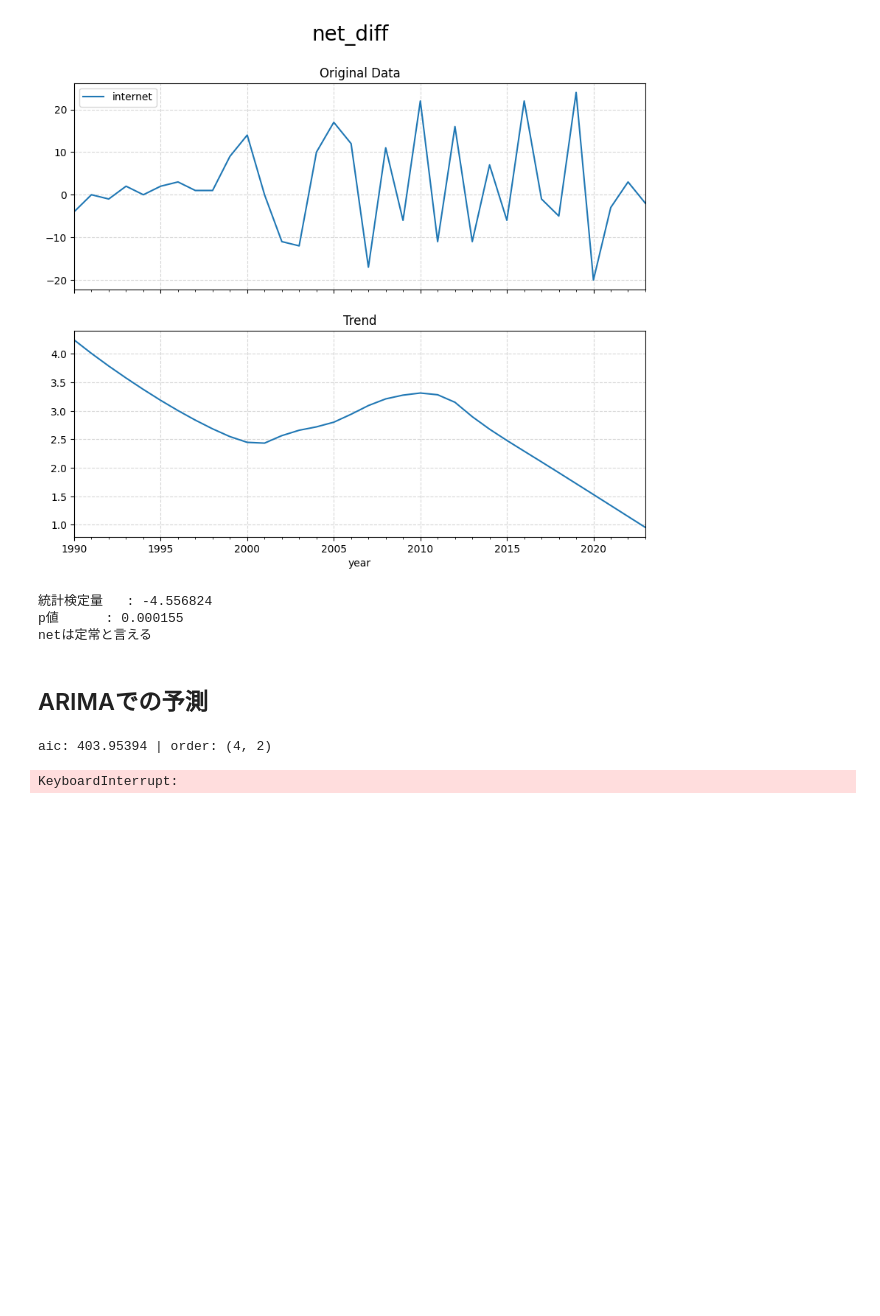
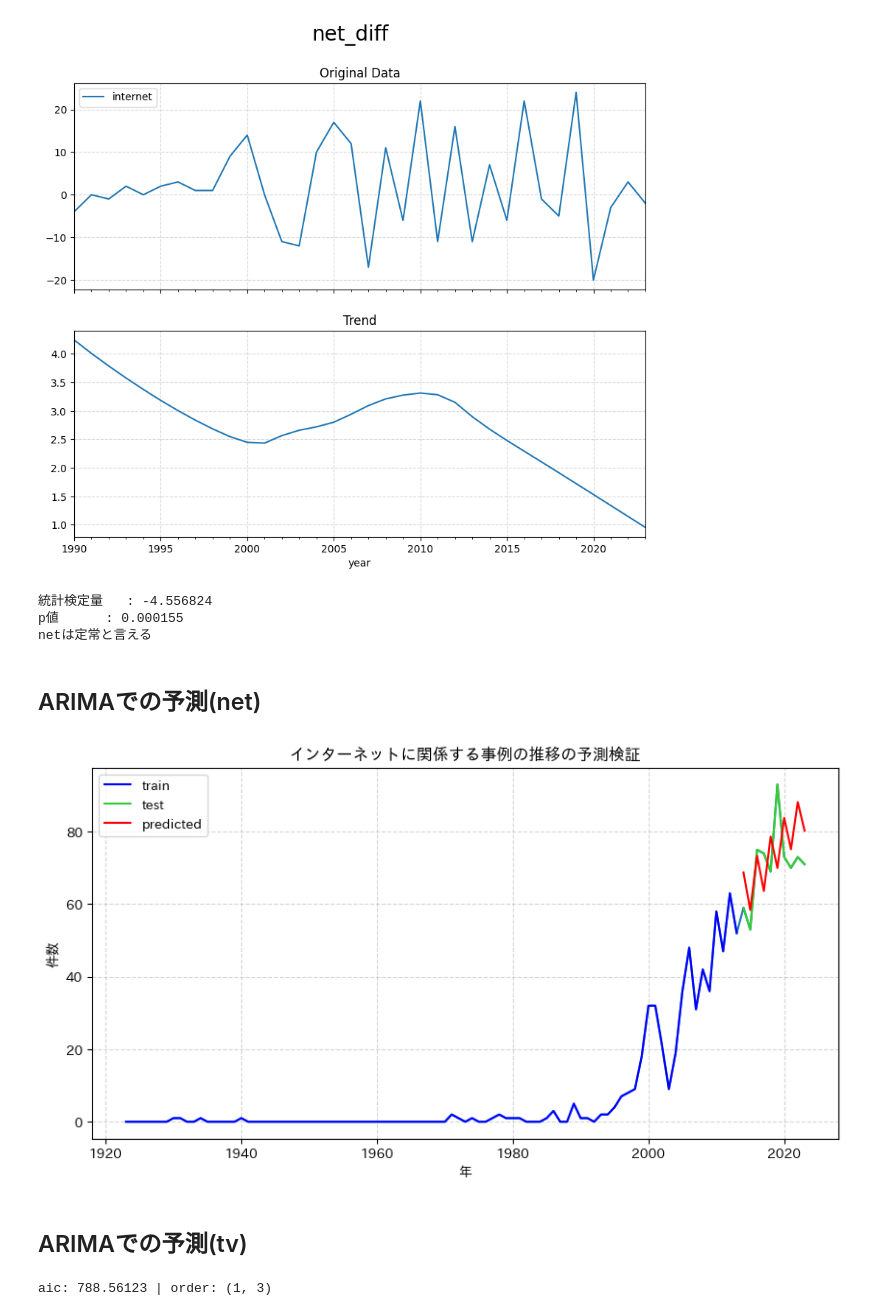
Before and after one commit to Hikaru2011/2025_radio, a Jupyter notebook: 6_未来予測/prediction.ipynb, the cells around one changed output. Drawn from its saved outputs; the diff is of its cells as text; code cells hidden in the pictures; blank space fills up the shorter version.

```diff
--- a/6_未来予測/prediction.ipynb
+++ b/6_未来予測/prediction.ipynb
@@ -290,6 +285,6 @@ else:
 p値      : 0.000155
 netは定常と言える
 # %% [markdown]
-## ARIMAでの予測
+## ARIMAでの予測(net)
 # %%
 len_test = 10
@@ -304,8 +300,8 @@ import warnings
 warnings.filterwarnings('ignore')
 
 # まずはモデルのパラメータの範囲を設定します
-max_ar = 12  # ARの最大次数
-max_ma = 3  # MAの最大次数
+max_ar = 20  # ARの最大次数
+max_ma = 5  # MAの最大次数
 
 # 最小AICを無限大で初期化します
 best_aic = np.inf
@@ -317,7 +313,7 @@ for p in range(max_ar+1):
         try:
             # モデルを作成
             # pが予測に用いる過去の観測値の数、qが予測に用いる過去の誤差項の数です
-            tmp_mdl = ARIMA(train, order=(p, 1, q))
+            tmp_mdl = ARIMA(train, order=(p, 1, q) )
             result = tmp_mdl.fit()
             tmp_aic = result.aic
             # AICが小さい場合は、モデルとパラメータを更新します
@@ -327,23 +323,41 @@ for p in range(max_ar+1):
         except: continue
 
 print('aic: {:6.5f} | order: {}'.format(best_aic, best_order))
-# %% [output]
-aic: 403.95394 | order: (4, 2)
 # %%
 from statsmodels.tsa.arima.model import ARIMA
+import matplotlib.pyplot as plt
+import japanize_matplotlib
+
+len_test = 10
+train_net = df_net.iloc[:-len_test]  # 最初の86点
+test_net  = df_net.iloc[-len_test:]  # 最後の15点
 
 fig, ax = plt.subplots(figsize=(10, 5), dpi=100)
 ax.grid(True, linestyle='--', alpha=0.5)
 
 #AICにおいてグリッドサーチを行い得られた結果から、p = 12, q = 2としてARMAモデルにて予測を行います
 #order=(12, 1, 3)における1は、一回差分を意味します
-arma_model = ARIMA(train, order=(4, 2, 2))
+arma_model = ARIMA(train_net, order=(5, 1, 4),trend="t")
 result = arma_model.fit()
 forecast = result.forecast(len_test)
 
+pred = result.get_forecast(steps=50)
+pred_mean_net = pred.predicted_mean
+pred_ci_net = pred.conf_int(alpha=0.05)
+
+
 #青線（デフォルト）で大元のデータを表示
-ax.plot(df_tv_diff, ls="-")
+ax.plot(df_net, ls="-" )
+ax.plot(train_net, color="blue",label="train")
+ax.plot(test_net, color="limegreen",label="test")
 #赤線で予測結果を表示
 ax.plot(forecast, ls="-", color="r", label="predicted")
+
+ax.set_xlabel("年")
+ax.set_ylabel("件数")
+ax.set_title("インターネットに関係する事例の推移の予測検証")
+ax.legend()
+
+plt.show()
 # %% [output]
-KeyboardInterrupt:
+[figure, added]
@@ -349,0 +387,2 @@ KeyboardInterrupt:
+# %% [markdown]
+## ARIMAでの予測(tv)
@@ -349,0 +394,34 @@ KeyboardInterrupt:
+# %%
+#このセルの実行には時間がかかります(5,6分)
+import numpy as np
+from statsmodels.tsa.arima.model import ARIMA
+
+import warnings
+warnings.filterwarnings('ignore')
+
+# まずはモデルのパラメータの範囲を設定します
+max_ar = 20  # ARの最大次数
+max_ma = 5  # MAの最大次数
+
+# 最小AICを無限大で初期化します
+best_aic = np.inf
+best_order = None
+
+# すべてのパラメータの組み合わせに対してモデルをフィットします
+for p in range(max_ar+1):
+    for q in range(max_ma+1):
+        try:
+            # モデルを作成
+            # pが予測に用いる過去の観測値の数、qが予測に用いる過去の誤差項の数です
+            tmp_mdl = ARIMA(train, order=(p, 1, q) )
+            result = tmp_mdl.fit()
+            tmp_aic = result.aic
+            # AICが小さい場合は、モデルとパラメータを更新します
+            if tmp_aic < best_aic:
+                best_aic = tmp_aic
+                best_order = (p, q)
+        except: continue
+
+print('aic: {:6.5f} | order: {}'.format(best_aic, best_order))
+# %% [output]
+aic: 788.56123 | order: (1, 3)
```
Also changed, not shown: parts of 18 cells of this notebook, 8 other files.
